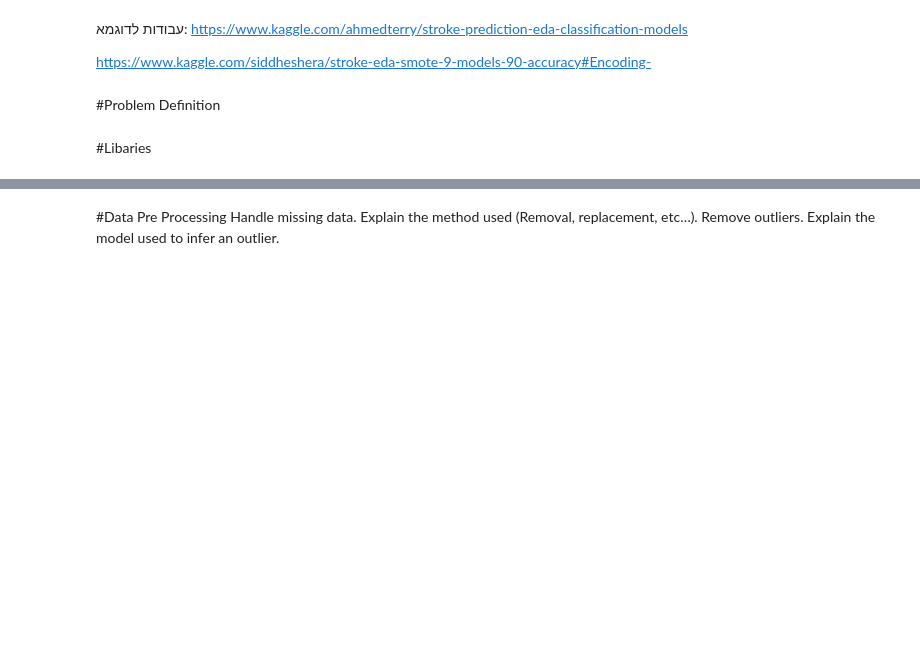
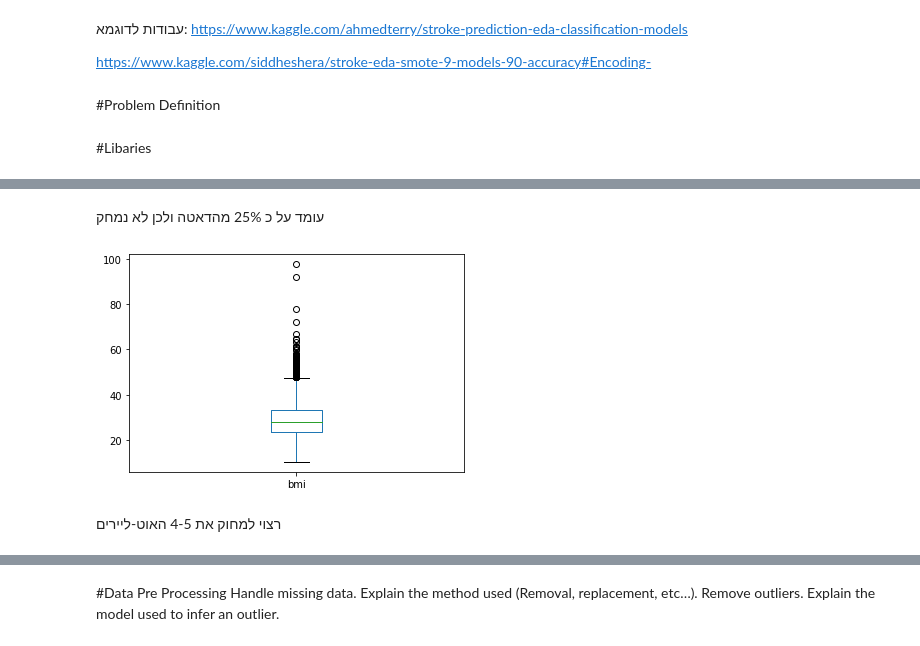
Before and after one commit to Tomer87/Naya_Classification_Project, a Jupyter notebook: Classification_Project.ipynb, the cells around one changed output, grey strips where cells are left out. Cells and saved outputs as stored; diff of their text form; code cells hidden in the pictures; blank space fills up the shorter version.

```diff
--- a/Classification_Project.ipynb
+++ b/Classification_Project.ipynb
@@ -201,0 +206,9 @@ sns.pairplot(stroke);
+# %% [markdown]
+עומד על כ 25% מהדאטה ולכן לא נמחק
+# %%
+data.bmi.plot(kind='box')
+plt.show()
+# %% [output]
+[figure, added]
+# %% [markdown]
+רצוי למחוק את 4-5 האוט-ליירים
```
Also changed, not shown: parts of 91 cells of this notebook.
